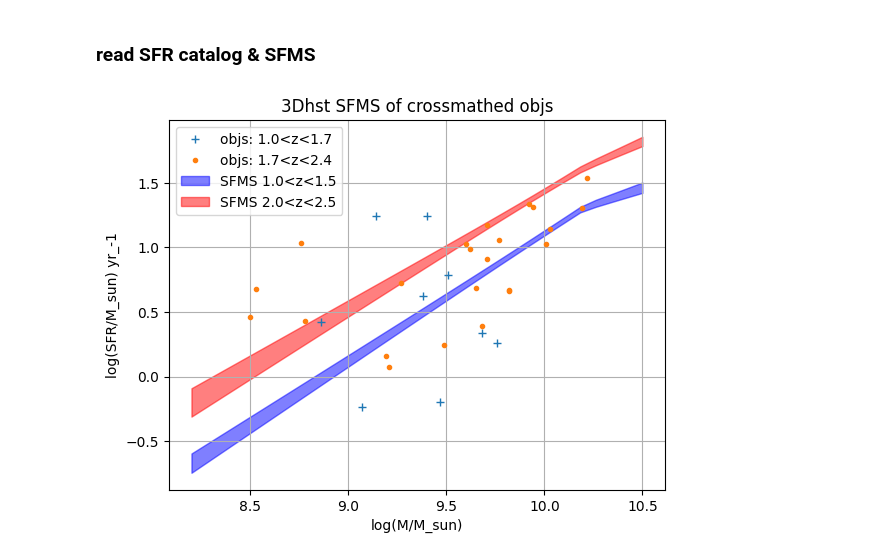
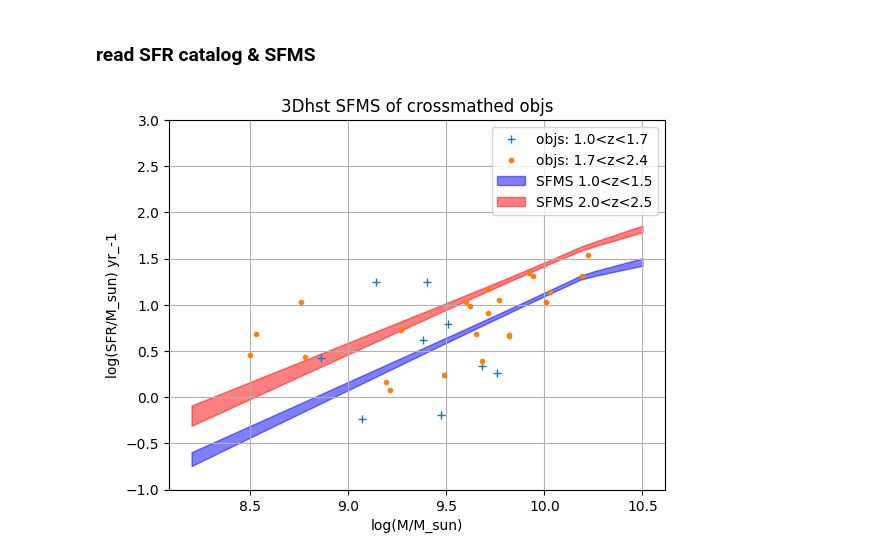
Before and after one commit to 2003cy/Balmer-Decrement-JWST-Outthere, a Jupyter notebook: 6_HST_crossmatch_+_mass.ipynb, the cells around one changed output. Cells and saved outputs as stored; diff of their text form; code cells hidden in the pictures.

```diff
--- a/6_HST_crossmatch_+_mass.ipynb
+++ b/6_HST_crossmatch_+_mass.ipynb
@@ -157,34 +158,33 @@ sfr_lis = []
 for obj in cat_obj_matched:
     sfr_file = np.loadtxt(f"data_3dhst/sfr_3dhst.v4.1/{sfr_field_name[obj['field']]}_3dhst.v4.1.sfr")
     sfr_lis.append(sfr_file[sfr_file[:,0]==obj['id']][0][2])
 sfr_lis = np.array(sfr_lis)
 cat_obj_matched['sfr'] = sfr_lis
 
 #seperate low,high
+select =  np.abs(rel_diff)<accept
 low_redshift = np.logical_and(obj_matched['redshift']<1.6,select)
 high_redshift   = np.logical_and(obj_matched['redshift']>1.6,select)
 
 
 plt.plot(cat_obj_matched['lmass'][low_redshift],
          np.log10(cat_obj_matched['sfr'][low_redshift]),
          linewidth=0,marker='+',label='objs: 1.0<z<1.7')
 plt.plot(cat_obj_matched['lmass'][high_redshift],
          np.log10(cat_obj_matched['sfr'][high_redshift]),
          linewidth=0,marker='.',label='objs: 1.7<z<2.4')
 m, sfr_1_l, sfr_1_h, sfr_2_l, sfr_2_h = SFMS_model(8.2,10.5)
 plt.fill_between(m, sfr_1_l,sfr_1_h,
                  color="b", alpha=0.5,label='SFMS 1.0<z<1.5')
 plt.fill_between(m, sfr_2_l,sfr_2_h,
                  color="r", alpha=0.5,label='SFMS 2.0<z<2.5')
 
+plt.ylim(-1,3)
 plt.xlabel('log(M/M_sun)')
 plt.ylabel('log(SFR/M_sun) yr_-1')
 plt.grid()
 plt.title('3Dhst SFMS of crossmathed objs')
 plt.legend()
 plt.show()
-#plt.plot(cat_obj_matched['lmass'],np.log10(cat_obj_matched['sfr']),linewidth=0,marker='+')
-
-#plt.xlim(8.5,11);plt.ylim(0,2.5)
 # %% [output]
-[figure, old version]
+[figure, new version]
```
Also changed, not shown: parts of 1 cell of this notebook.
